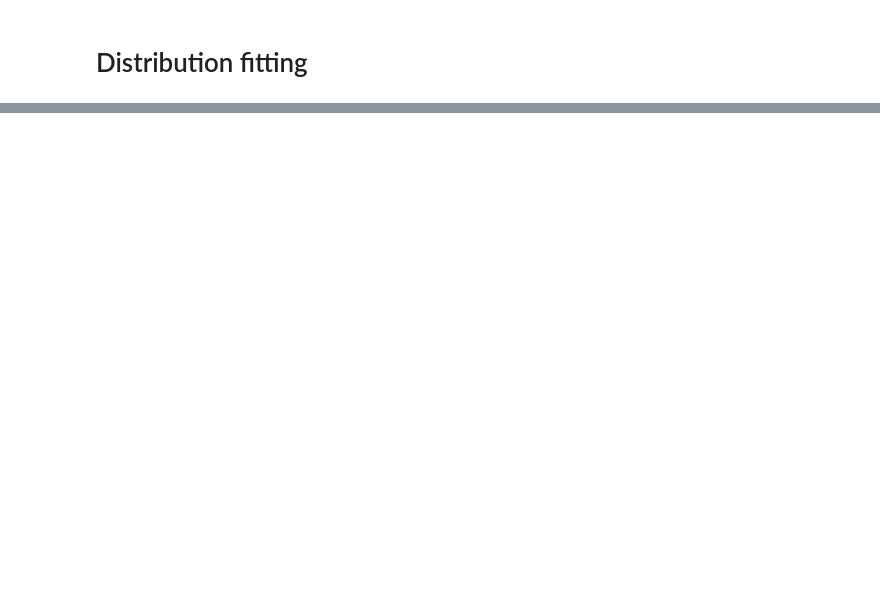
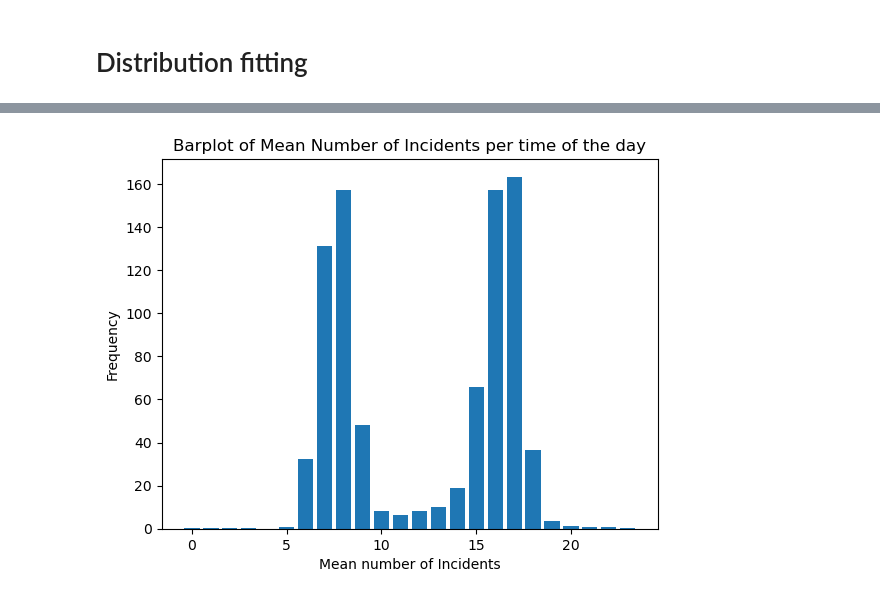
Before and after one commit to J4nvg/SSM3, a Jupyter notebook: ex1.ipynb, the cells around one changed output, grey strips where cells are left out. Drawn from its saved outputs; the diff is of its cells as text; code cells hidden in the pictures; blank space fills up the shorter version.

```diff
--- a/ex1.ipynb
+++ b/ex1.ipynb
@@ -263,0 +285,7 @@ P: 0.0 KstestResult(statistic=np.float64(0.42555841446742343), pvalue=np.float64
+# %%
+#Number of incidents per hour throughout a day
+incidents_group_day = df_english.groupby(['DateTrafficJamStart', 'TimeTrafficJamStart']).size().reset_index(name='Number of accidents')
+#All possible combinations of date and hour
+full_range = pd.MultiIndex.from_product([df_english['DateTrafficJamStart'].unique(), range(24)], names=['DateTrafficJamStart', 'TimeTrafficJamStart']).to_frame(index=False)
+traffic_jam_counts = full_range.merge(incidents_group_day, on=['DateTrafficJamStart', 'TimeTrafficJamStart'], how='left').fillna(0)
+traffic_jam_counts.describe()
@@ -263,0 +304,7 @@ P: 0.0 KstestResult(statistic=np.float64(0.42555841446742343), pvalue=np.float64
+# %%
+traffic_jam_counts_hour = traffic_jam_counts.groupby('TimeTrafficJamStart')
+print(traffic_jam_counts_hour.head())
+print(traffic_jam_counts_hour.tail())
+
+mean_accidents_per_hour = traffic_jam_counts.groupby('TimeTrafficJamStart')['Number of accidents'].mean()
+print(mean_accidents_per_hour)
@@ -263,0 +329,11 @@ P: 0.0 KstestResult(statistic=np.float64(0.42555841446742343), pvalue=np.float64
+# %%
+plt.figure()
+xs = np.arange(0,24)
+plt.bar(xs,mean_accidents_per_hour)
+plt.xlabel('Mean number of Incidents')
+plt.ylabel('Frequency')
+plt.title('Barplot of Mean Number of Incidents per time of the day')
+plt.savefig('./plots/meanNumberIncidents_tod.svg')
+plt.show()
+# %% [output]
+[figure, added]
```
Also changed, not shown: parts of 18 cells of this notebook.
